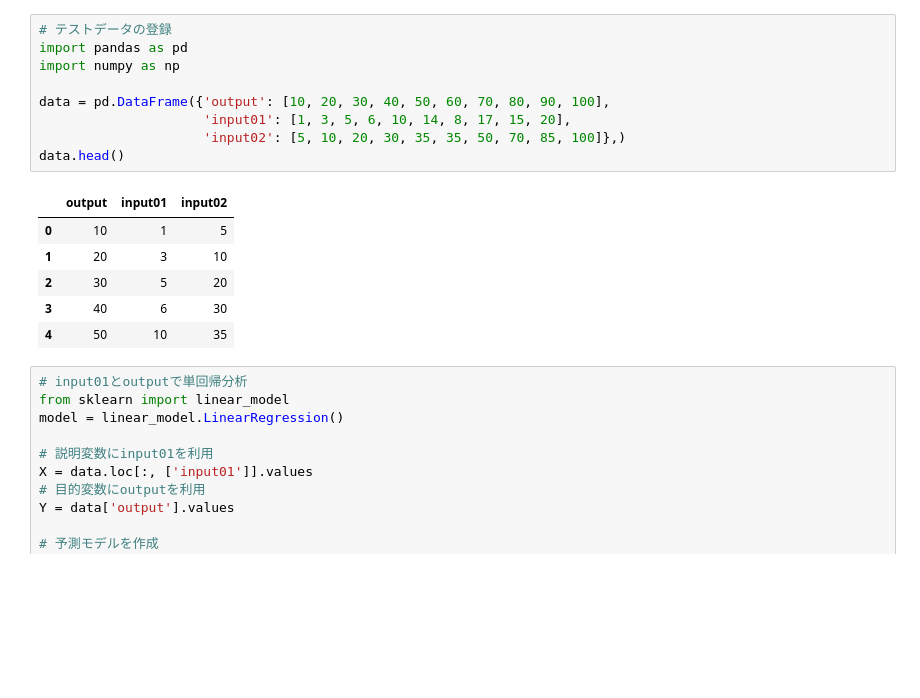
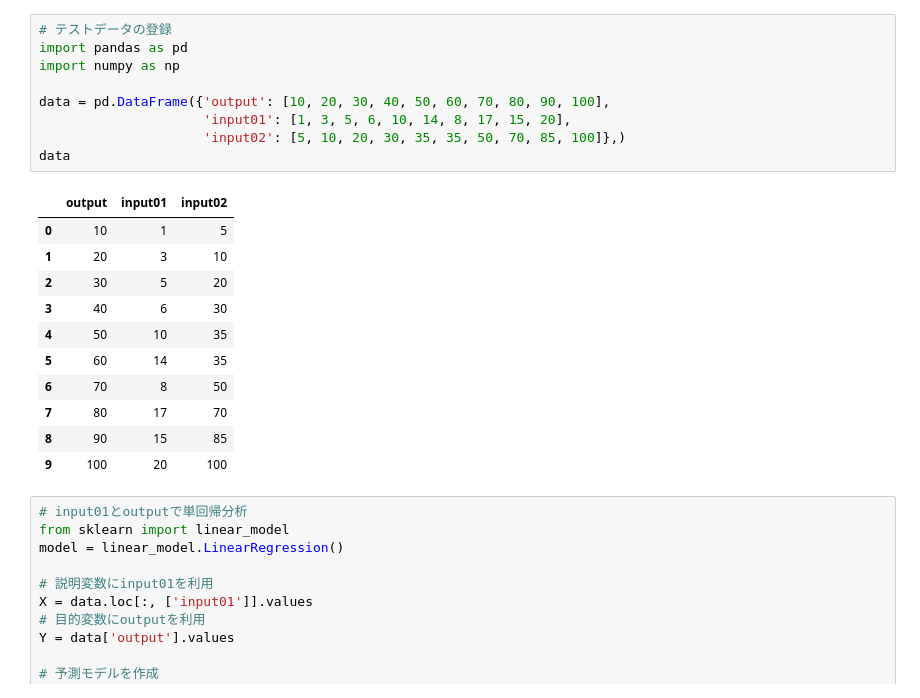
Before and after one commit to hikarut/Data-Science, a Jupyter notebook: notebooks/regression/sample.ipynb, the cells around one changed output. Cells and saved outputs as stored; diff of their text form; blank space fills up the shorter version.

```diff
--- a/notebooks/regression/sample.ipynb
+++ b/notebooks/regression/sample.ipynb
@@ -1,19 +1,24 @@
 # %%
 # テストデータの登録
 import pandas as pd
 import numpy as np
 
 data = pd.DataFrame({'output': [10, 20, 30, 40, 50, 60, 70, 80, 90, 100],
                      'input01': [1, 3, 5, 6, 10, 14, 8, 17, 15, 20],
                      'input02': [5, 10, 20, 30, 35, 35, 50, 70, 85, 100]},)
-data.head()
+data
 # %% [output]
 |  | output | input01 | input02 |
 | 0 | 10 | 1 | 5 |
 | 1 | 20 | 3 | 10 |
 | 2 | 30 | 5 | 20 |
 | 3 | 40 | 6 | 30 |
 | 4 | 50 | 10 | 35 |
+| 5 | 60 | 14 | 35 |
+| 6 | 70 | 8 | 50 |
+| 7 | 80 | 17 | 70 |
+| 8 | 90 | 15 | 85 |
+| 9 | 100 | 20 | 100 |
 # %%
 # input01とoutputで単回帰分析
 from sklearn import linear_model
```
Also changed, not shown: parts of 3 cells of this notebook, 3 other files.
